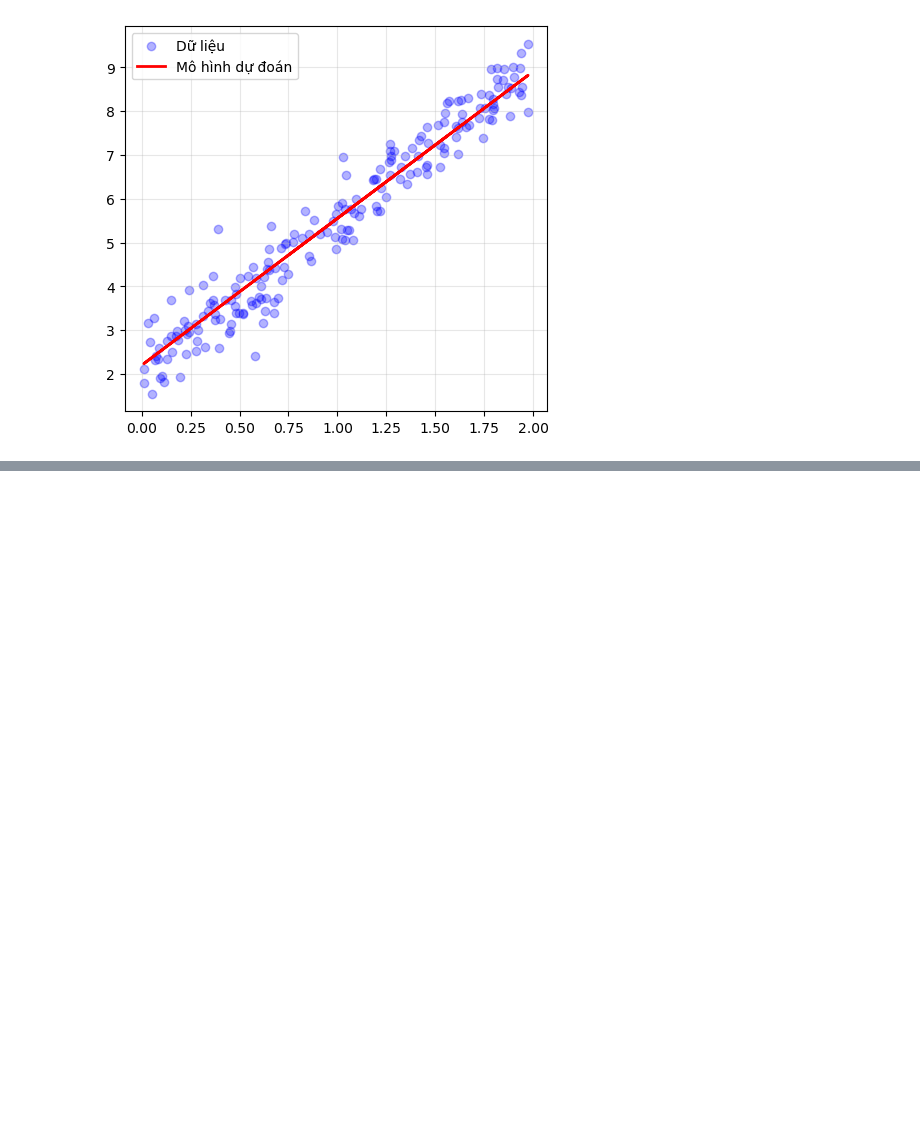
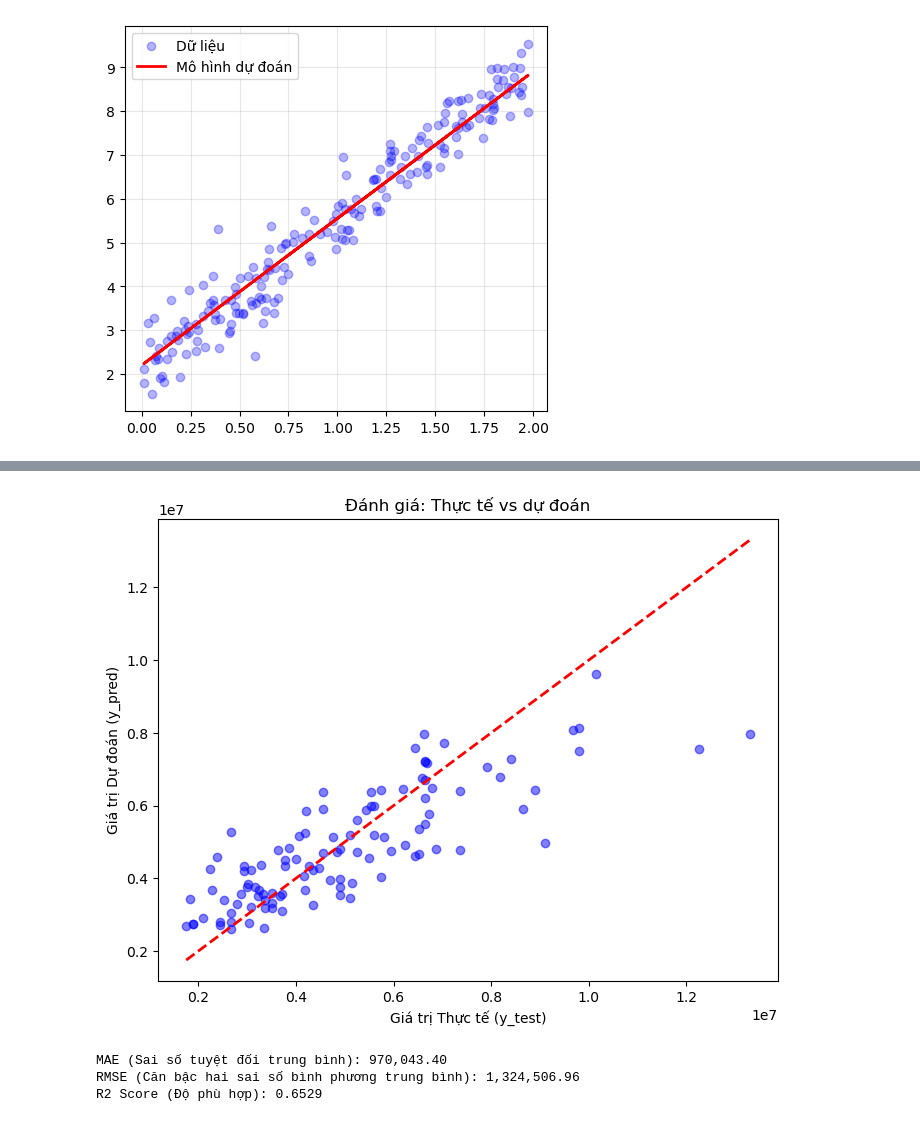
Before and after one commit to ManhNT73/ML_Routine, a Jupyter notebook: Linear_Regression/Linear_Regression_from_scratch.ipynb, the cells around one changed output, grey strips where cells are left out. Drawn from its saved outputs; the diff is of its cells as text; code cells hidden in the pictures; blank space fills up the shorter version.

Commit message:
adding house_price predicting

```diff
--- a/Linear_Regression/Linear_Regression_from_scratch.ipynb
+++ b/Linear_Regression/Linear_Regression_from_scratch.ipynb
@@ -74,0 +168,12 @@ plt.grid(True, alpha=0.3)
+# %%
+from sklearn.preprocessing import MinMaxScaler
+
+scaler = MinMaxScaler()
+num_vars = ['area', 'bedrooms', 'bathrooms', 'stories', 'parking']
+
+X_train[num_vars] = scaler.fit_transform(X_train[num_vars])
+X_test[num_vars] = scaler.transform(X_test[num_vars])
+# %%
+model = LinearRegressionFromScratch(learning_rate= 0.1, num_iterations= 1500)
+# %%
+model.fit(X_train, y_train)
@@ -74,0 +196,26 @@ plt.grid(True, alpha=0.3)
+# %%
+y_pred = model.predict(X_test)
+# %%
+plt.figure(figsize=(8, 6))
+plt.scatter(y_test, y_pred, color='blue', alpha=0.5)
+plt.plot([y_test.min(), y_test.max()], [y_test.min(), y_test.max()], 'r--', lw=2) # Đường chéo đỏ
+plt.xlabel('Giá trị Thực tế (y_test)')
+plt.ylabel('Giá trị Dự đoán (y_pred)')
+plt.title('Đánh giá: Thực tế vs dự đoán')
+plt.show()
+# %% [output]
+[figure, added]
+# %%
+from sklearn.metrics import mean_squared_error, mean_absolute_error, r2_score
+mae = mean_absolute_error(y_test, y_pred)
+mse = mean_squared_error(y_test, y_pred)
+rmse = np.sqrt(mse)
+r2 = r2_score(y_test, y_pred)
+
+print(f"MAE (Sai số tuyệt đối trung bình): {mae:,.2f}")
+print(f"RMSE (Căn bậc hai sai số bình phương trung bình): {rmse:,.2f}")
+print(f"R2 Score (Độ phù hợp): {r2:.4f}")
+# %% [output]
+MAE (Sai số tuyệt đối trung bình): 970,043.40
+RMSE (Căn bậc hai sai số bình phương trung bình): 1,324,506.96
+R2 Score (Độ phù hợp): 0.6529
```
Also changed, not shown: parts of 10 cells of this notebook, 2 other files.
